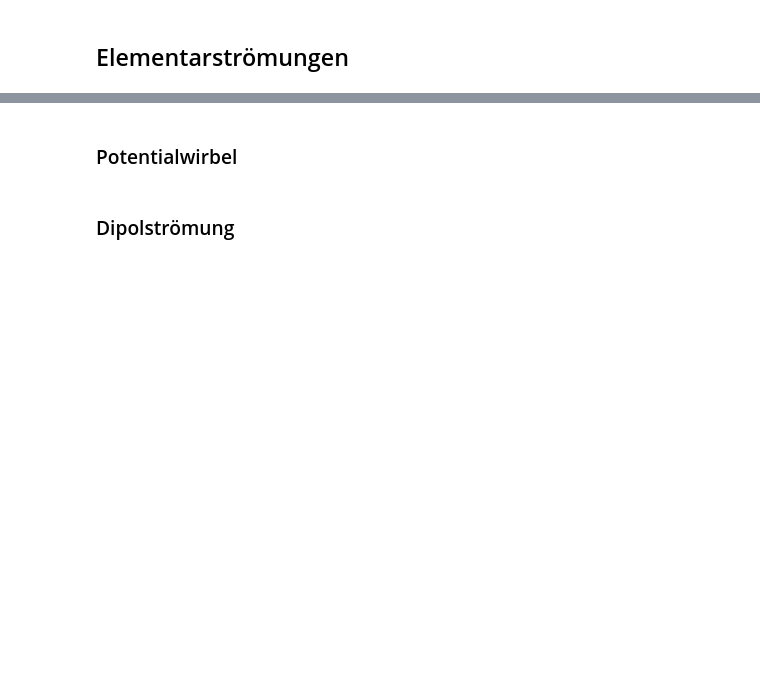
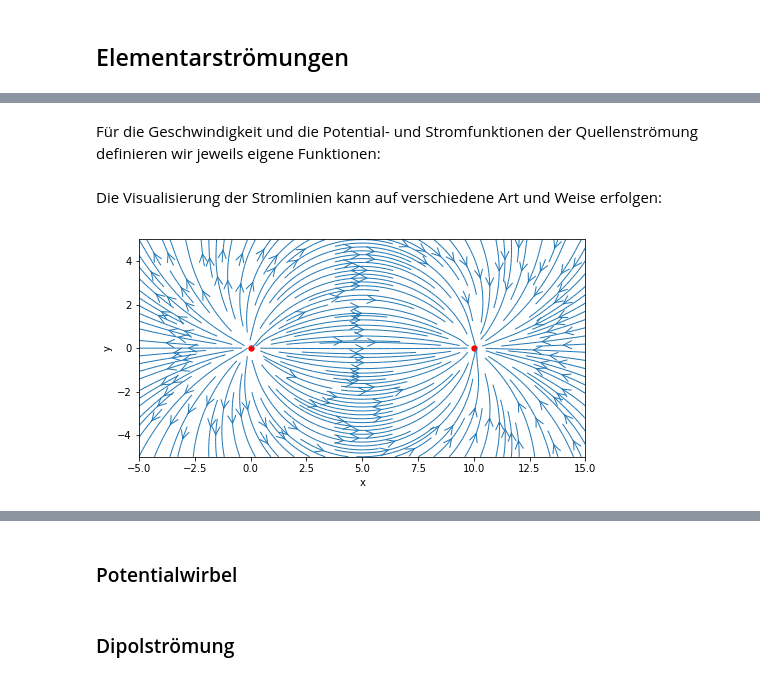
Before and after one commit to HsKA-ThermalFluiddynamics/NSS-1, a Jupyter notebook: 2_2-Potentialtheorie - Elementarstroemungen.ipynb, the cells around one changed output, grey strips where cells are left out. Cells and saved outputs as stored; diff of their text form; code cells hidden in the pictures; blank space fills up the shorter version.

```diff
--- a/2_2-Potentialtheorie - Elementarstroemungen.ipynb
+++ b/2_2-Potentialtheorie - Elementarstroemungen.ipynb
@@ -56,0 +96,39 @@ $$\overrightarrow{v} = \frac{V_Q}{2\pi r} \overrightarrow{e}_r \qquad \text{mit
+# %%
+nx = 40                               # Anzahl der Punkte in x-Richtung
+ny = 20                               # Anzahl der Punkte in y-Richtung
+x = np.linspace(-5, 15, nx)           # 1D-Array mit x-Koordinaten
+y = np.linspace(-5,  5, ny)           # 1D-Array mit y-Koordinaten
+
+X, Y = np.meshgrid(x, y)              # erzeugt das Gitter mit nx * ny Punkten
+# %% [markdown]
+Für die Geschwindigkeit und die Potential- und Stromfunktionen der Quellenströmung definieren wir jeweils eigene Funktionen:
+# %%
+def source_v(x, y, xs, ys, Q):        # der Geschwindigkeitsvek. der Quellenstr.
+    s = Q/(2*math.pi) / ((x-xs)**2+(y-ys)**2)
+    return s*(x-xs), s*(y-ys)
+
+def source_psi(x, y, xs, ys, Q):      # die Stromfunktion der Quellenströmung
+    return Q/(2*math.pi)*np.arctan((y-ys)/(x-xs))
+
+def source_phi(x, y, xs, ys, Q):      # die Potentialfunktion der Quellenströmung
+    return Q/(2*math.pi)*np.log(np.sqrt((x-xs)**2+(y-ys)**2))
+# %% [markdown]
+Die Visualisierung der Stromlinien kann auf verschiedene Art und Weise erfolgen:
+# %%
+u_quelle, v_quelle = source_v(X, Y, 0, 0, 2)   # Quellenströmung bei (0,0)
+u_senke, v_senke = source_v(X, Y, 10, 0, -2)   # Senkenströmung bei (10,0)
+
+u_gesamt = u_quelle + u_senke                  # lineare Überlagerung
+v_gesamt = v_quelle + v_senke
+
+# Mehrere Möglichkeiten, die Stromlinien zu visualisieren:
+# 1. über die in der Matplotlib bereits vorhandene Funktion "streamplot"
+plt.figure(figsize=(8, 4))
+plt.xlabel('x')
+plt.ylabel('y')
+plt.streamplot(X, Y, u_gesamt, v_gesamt,
+                  density=2, linewidth=1, arrowsize=2, arrowstyle='->')
+plt.scatter(0, 0, color='red', s=40, marker='o', linewidth=0)
+plt.scatter(10, 0, color='red', s=40, marker='o', linewidth=0);
+# %% [output]
+[figure, added]
```
Also changed, not shown: parts of 6 cells of this notebook, 1 other file.
